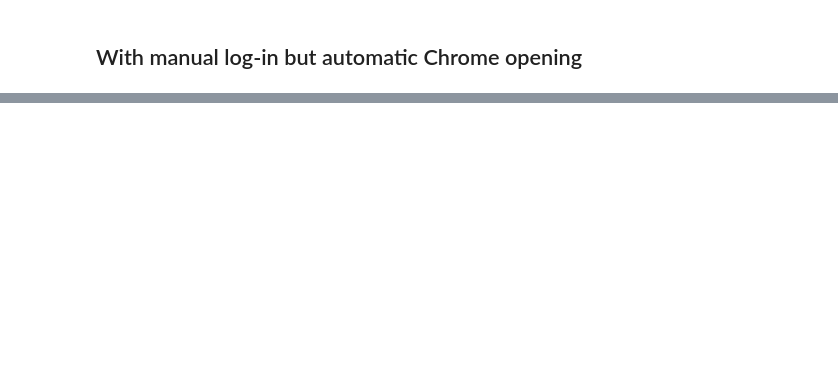
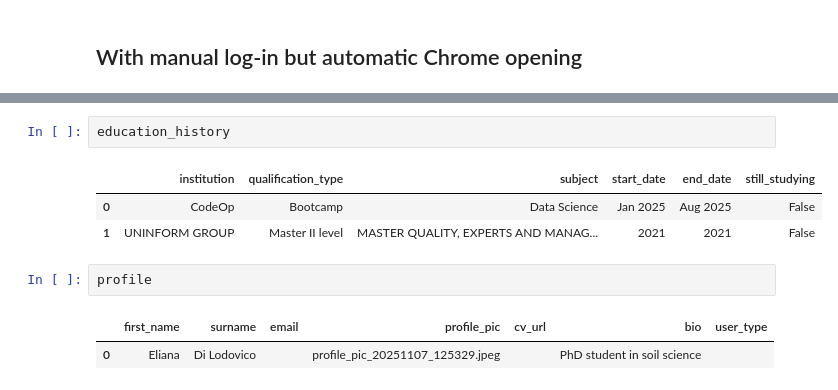
Before and after one commit to W-doit/talendeur-streamlit, a Jupyter notebook: linkedIN_scraping.ipynb, the cells around one changed output, grey strips where cells are left out. Saved outputs shown, nothing was run; the diff lists cells and outputs as text; blank space fills up the shorter version.

```diff
--- a/linkedIN_scraping.ipynb
+++ b/linkedIN_scraping.ipynb
@@ -297,0 +654,11 @@ driver.quit()  # Close browser
+# %%
+education_history
+# %% [output]
+|  | institution | qualification_type | subject | start_date | end_date | still_studying |
+| 0 | CodeOp | Bootcamp | Data Science | Jan 2025 | Aug 2025 | False |
+| 1 | UNINFORM GROUP | Master II level | MASTER QUALITY, EXPERTS AND MANAG... | 2021 | 2021 | False |
+# %%
+profile
+# %% [output]
+|  | first_name | surname | email | profile_pic | cv_url | bio | user_type |
+| 0 | Eliana | Di Lodovico |  | profile_pic_20251107_125329.jpeg |  | PhD student in soil science |  |
```
Also changed, not shown: parts of 3 cells of this notebook.
